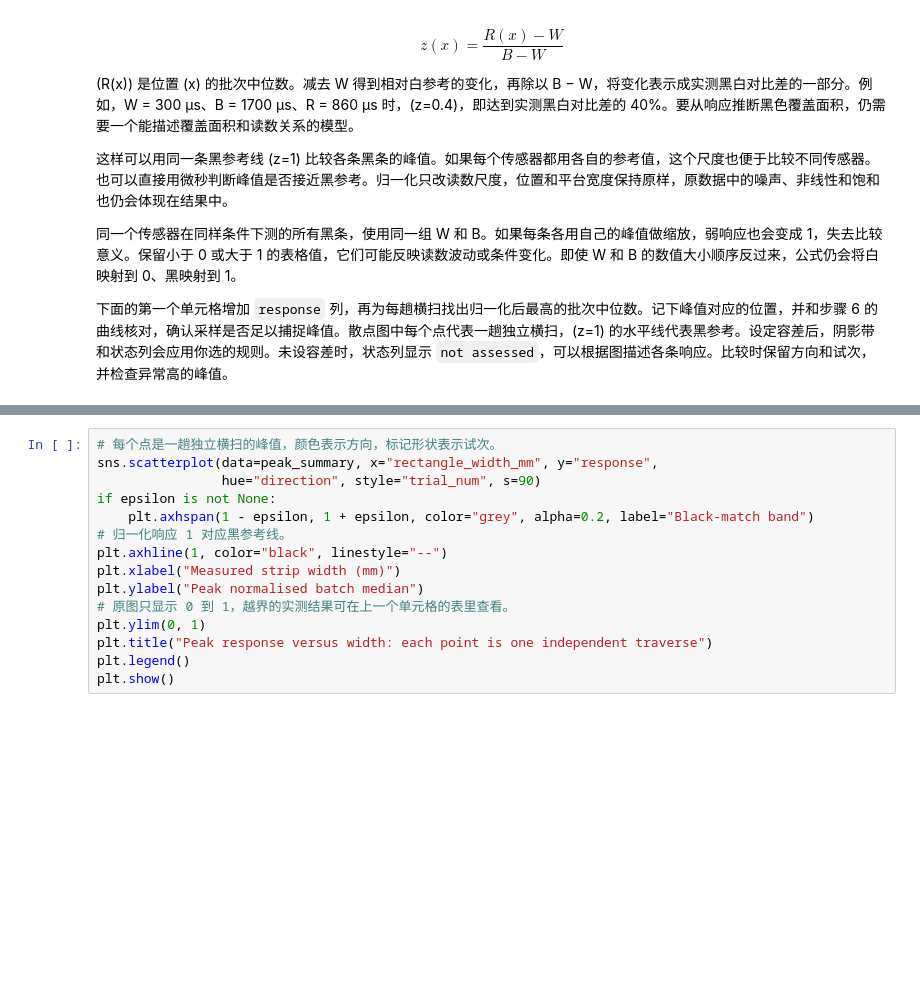
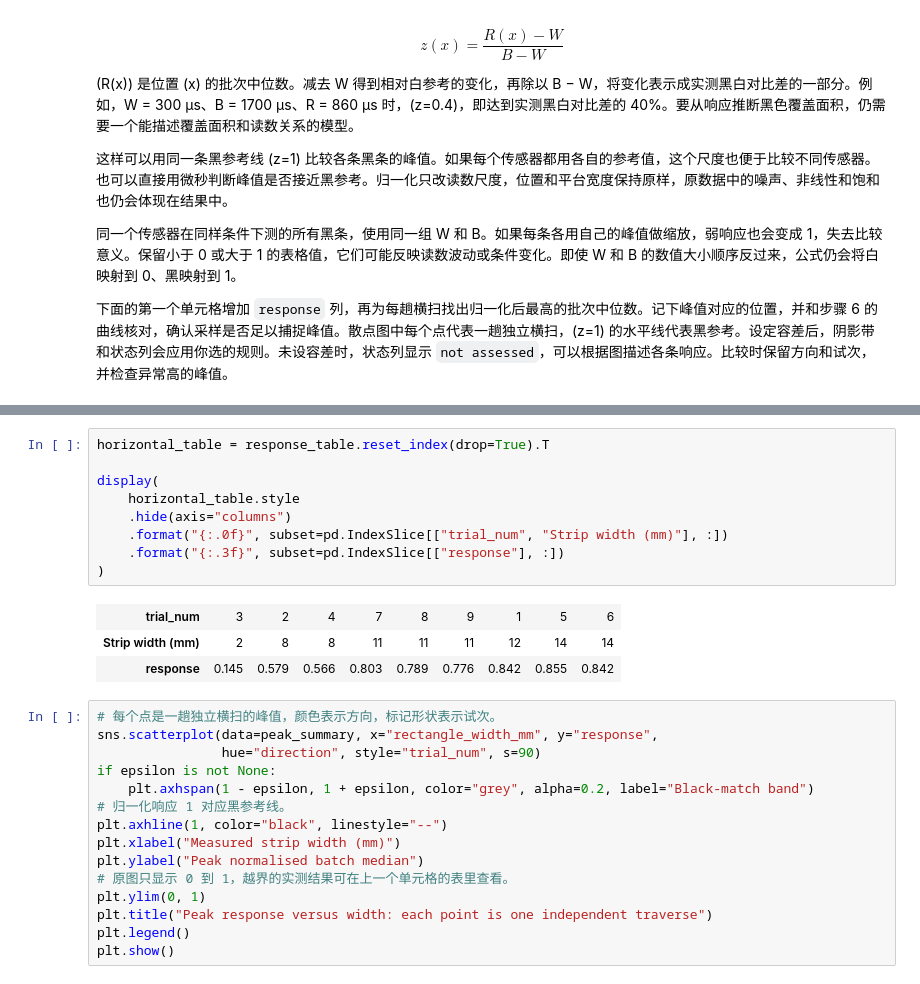
Before and after one commit to Endoefa/ovo, a Jupyter notebook: reflectance_exercise07_zh.ipynb, the cells around one changed output, grey strips where cells are left out. Drawn from its saved outputs; the diff is of its cells as text; blank space fills up the shorter version.

```diff
--- a/reflectance_exercise07_zh.ipynb
+++ b/reflectance_exercise07_zh.ipynb
@@ -379,3 +377,16 @@ peak_summary[profile_keys + ["position_mm", "reading_us", "response", "peak_stat
+# %%
+horizontal_table = response_table.reset_index(drop=True).T
+
+display(
+    horizontal_table.style
+    .hide(axis="columns")
+    .format("{:.0f}", subset=pd.IndexSlice[["trial_num", "Strip width (mm)"], :])
+    .format("{:.3f}", subset=pd.IndexSlice[["response"], :])
+)
+# %% [output]
+| trial_num | 3 | 2 | 4 | 7 | 8 | 9 | 1 | 5 | 6 |
+| Strip width (mm) | 2 | 8 | 8 | 11 | 11 | 11 | 12 | 14 | 14 |
+| response | 0.145 | 0.579 | 0.566 | 0.803 | 0.789 | 0.776 | 0.842 | 0.855 | 0.842 |
 # %%
 # 每个点是一趟独立横扫的峰值，颜色表示方向，标记形状表示试次。
 sns.scatterplot(data=peak_summary, x="rectangle_width_mm", y="response",
```
Also changed, not shown: parts of 2 cells of this notebook.
